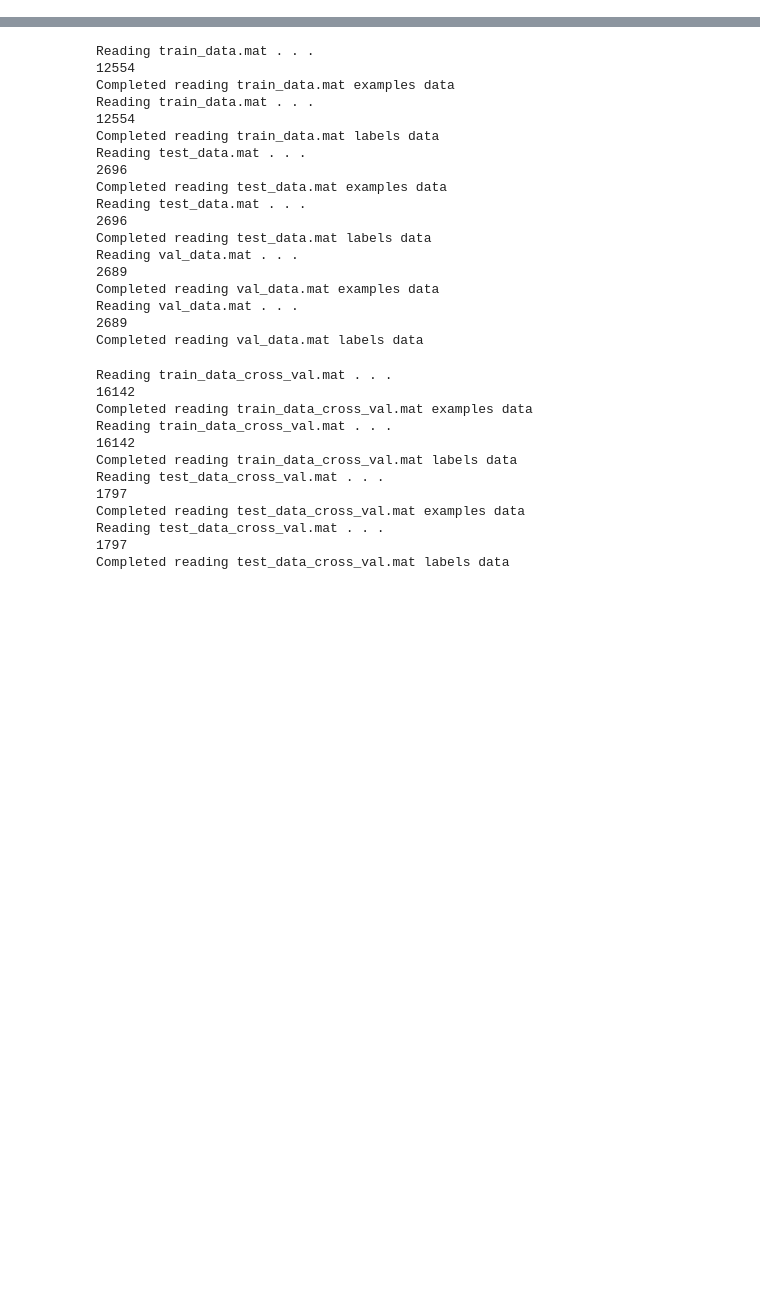
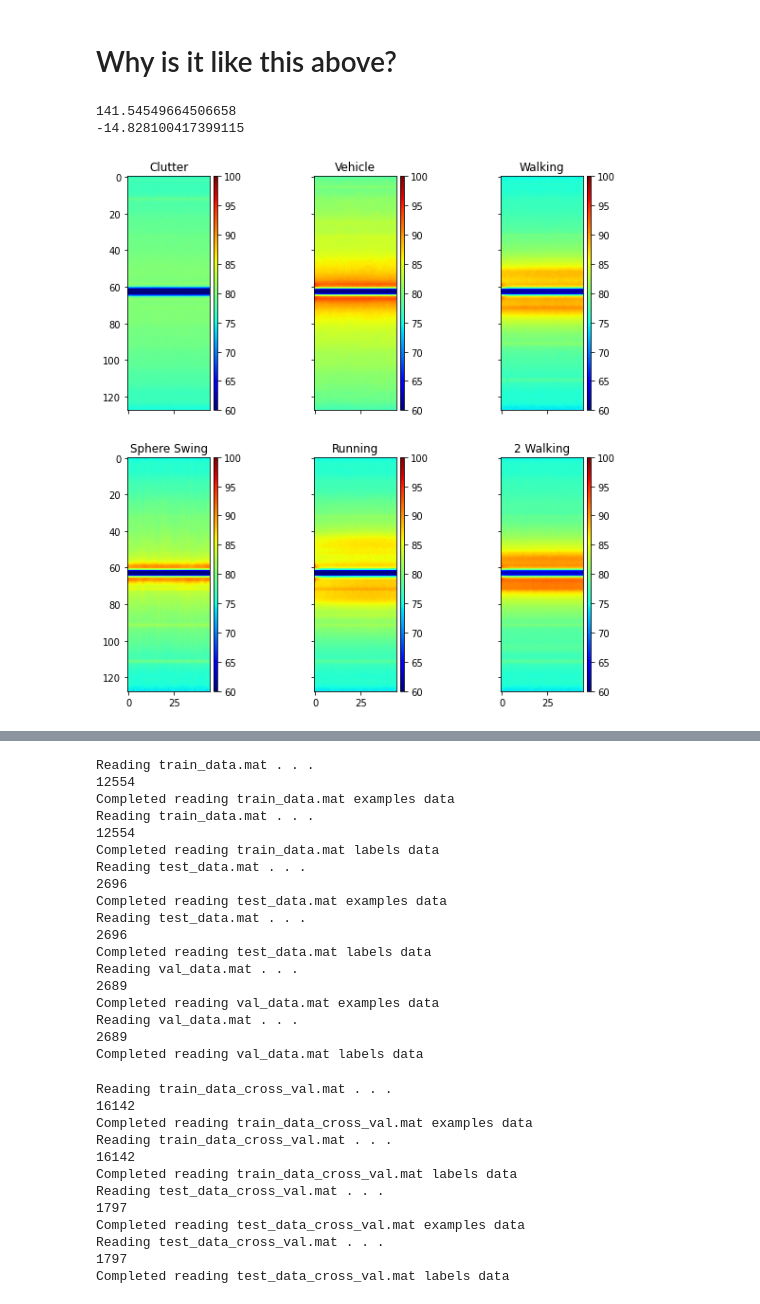
Before and after one commit to nemashy/Masters-Nyasha, a Jupyter notebook: preprocessing/eda.ipynb, the cells around one changed output, grey strips where cells are left out. Saved outputs shown, nothing was run; the diff lists cells and outputs as text; code cells hidden in the pictures; blank space fills up the shorter version.

```diff
--- a/preprocessing/eda.ipynb
+++ b/preprocessing/eda.ipynb
@@ -8,0 +31,57 @@ import matplotlib.pyplot as plt
+# %% [markdown]
+# Why is it like this above?
+# %%
+max_value_dB = np.amax(examples)
+min_value_dB = np.amin(examples)
+
+print(max_value_dB)
+print(min_value_dB)
+# %% [output]
+141.54549664506658
+-14.828100417399115
+# %%
+# Group data by label
+walking_data = examples[np.where(labels == 'walking')]
+vehicle_data = examples[np.where(labels == 'vehicle')]
+clutter_data = examples[np.where(labels == 'clutter/noise')]
+sphere_swing_data = examples[np.where(labels == 'sphere_swing')]
+walking_2_data = examples[np.where(labels == '2_walking')]
+running_data = examples[np.where(labels == 'running')]
+
+# Get the average image
+avg_clutter_image = sum(clutter_data)/len(clutter_data)
+avg_vehicle_image = sum(vehicle_data)/len(vehicle_data)
+avg_walking_image = sum(walking_data)/len(walking_data)
+avg_sphere_swing_image = sum(sphere_swing_data)/len(sphere_swing_data)
+avg_running_image = sum(running_data)/len(running_data)
+avg_walking_2_image = sum(walking_2_data)/len(walking_2_data)
+# %%
+# plt.imshow(avg_walking_2_image, cmap='jet')
+# plt.title('Clutter')
+# plt.axis('off')
+# plt.show()
+from mpl_toolkits.axes_grid1 import make_axes_locatable
+
+n = 0
+nrows = 2
+ncols = 3
+
+classes = ['Clutter', 'Vehicle', 'Walking', 'Sphere Swing', 'Running', '2 Walking']
+images = [avg_clutter_image, avg_vehicle_image, avg_walking_image, avg_sphere_swing_image, avg_running_image, avg_walking_2_image]
+
+fig, ax = plt.subplots(nrows, ncols, sharex=True, sharey=True, figsize=(10, 10))
+
+# plt.colorbar(cm.ScalarMappable(norm=norm, cmap='jet'), ax=ax)
+
+for row in range(nrows):
+    for col in range(ncols):
+        img = ax[row, col].imshow((images[n]), cmap='jet', vmin=60, vmax=100)
+        ax[row, col].set_title(classes[n])
+
+        divider = make_axes_locatable(ax[row, col])
+        cax = divider.append_axes('right', size='5%', pad=0.05)
+        fig.colorbar(img, cax=cax, orientation='vertical')
+
+        n += 1
+# %% [output]
+[figure, added]
```
Also changed, not shown: parts of 28 cells of this notebook.
